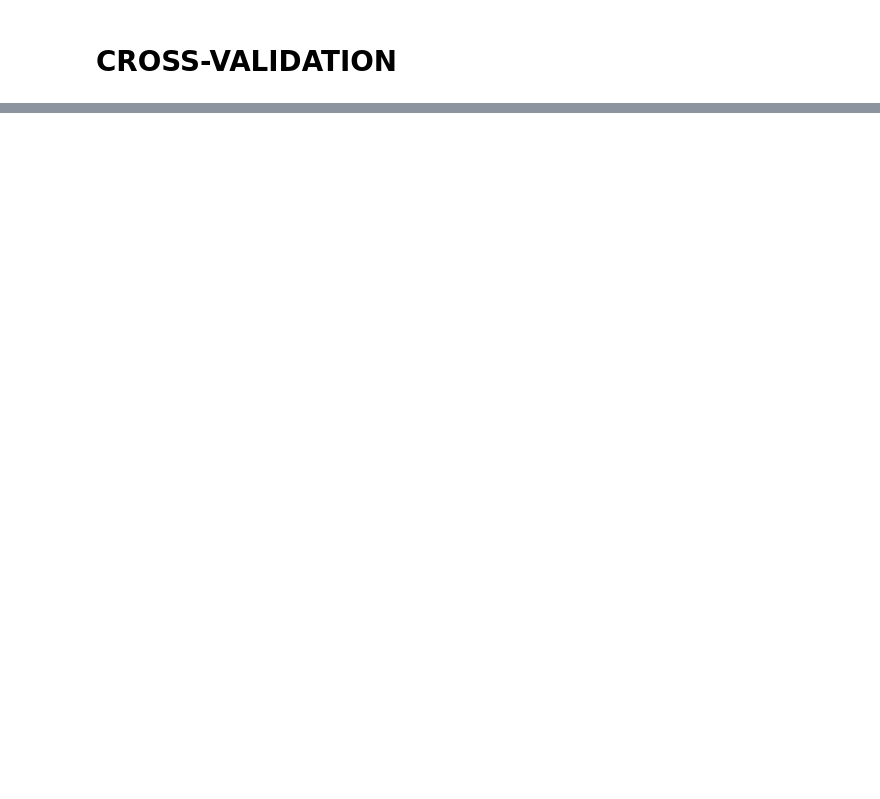
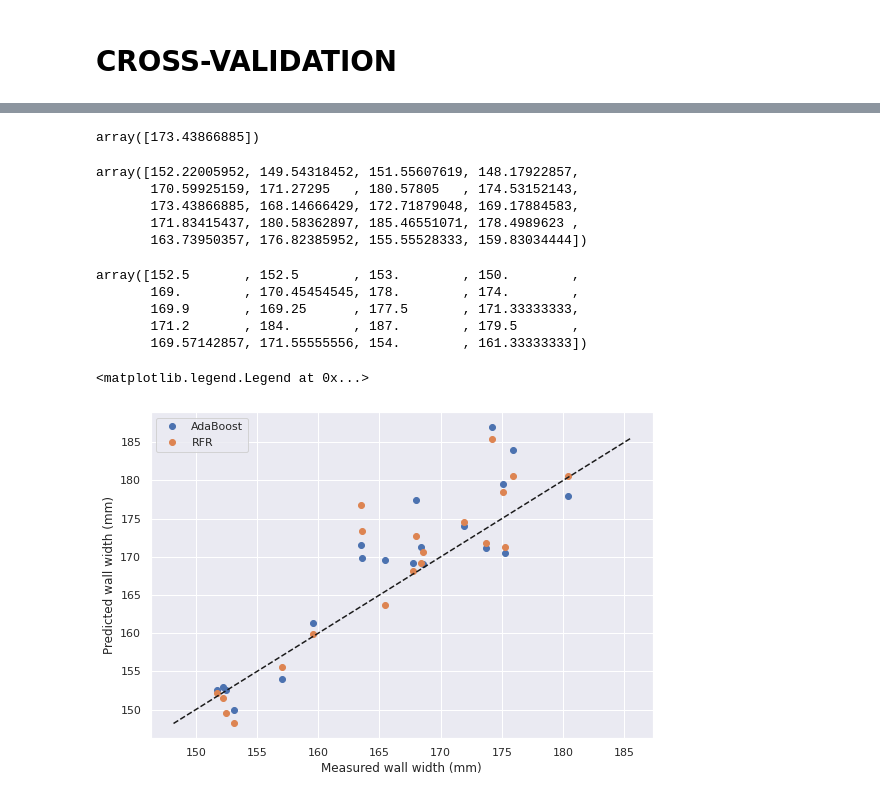
Before and after one commit to GermanOmar/LaserVWC, a Jupyter notebook: LaserWelding1.ipynb, the cells around one changed output, grey strips where cells are left out. Cells and saved outputs as stored; diff of their text form; code cells hidden in the pictures; blank space fills up the shorter version.

```diff
--- a/LaserWelding1.ipynb
+++ b/LaserWelding1.ipynb
@@ -455,0 +505,10 @@ ML algorithm | CV-R2 | CV-MSE | CV-MAE |    IM
+# %%
+HV
+# %% [output]
+array([173.43866885])
+# %%
+#independet variables
+fa=pd.read_table('eval.txt', header=None)
+# %%
+#dependet variables
+hv=pd.read_table('evalHV.txt', header=None)
@@ -455,0 +517,8 @@ ML algorithm | CV-R2 | CV-MSE | CV-MAE |    IM
+# %%
+RFpred
+# %% [output]
+array([152.22005952, 149.54318452, 151.55607619, 148.17922857,
+       170.59925159, 171.27295   , 180.57805   , 174.53152143,
+       173.43866885, 168.14666429, 172.71879048, 169.17884583,
+       171.83415437, 180.58362897, 185.46551071, 178.4989623 ,
+       163.73950357, 176.82385952, 155.55528333, 159.83034444])
@@ -455,0 +528,26 @@ ML algorithm | CV-R2 | CV-MSE | CV-MAE |    IM
+# %%
+ADApred
+# %% [output]
+array([152.5       , 152.5       , 153.        , 150.        ,
+       169.        , 170.45454545, 178.        , 174.        ,
+       169.9       , 169.25      , 177.5       , 171.33333333,
+       171.2       , 184.        , 187.        , 179.5       ,
+       169.57142857, 171.55555556, 154.        , 161.33333333])
+# %%
+models = [Ada,  RFR ]
+labels = [ 'AdaBoost','RFR']
+
+fig = plt.figure()
+fig.set_size_inches((9,6))
+
+for mod, label in zip( models, labels):
+  y_pred = mod.predict(fa)
+  plt.plot(hv, y_pred, 'o' ,label = label)
+
+plt.plot([y_pred.min(), y_pred.max()], [y_pred.min(), y_pred.max()], 'k--')
+plt.ylabel('Predicted wall width (mm)')
+plt.xlabel('Measured wall width (mm)')
+plt.legend()
+# %% [output]
+<matplotlib.legend.Legend at 0x...>
+[figure, added]
```
Also changed, not shown: parts of 18 cells of this notebook.
